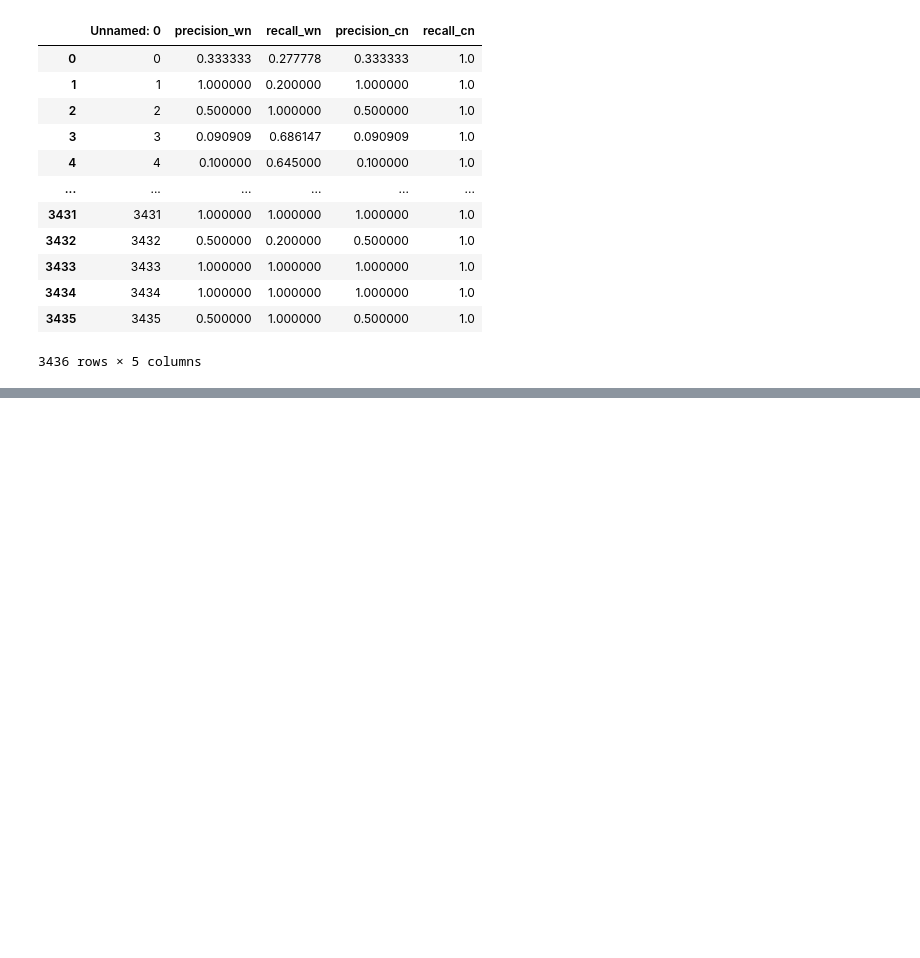
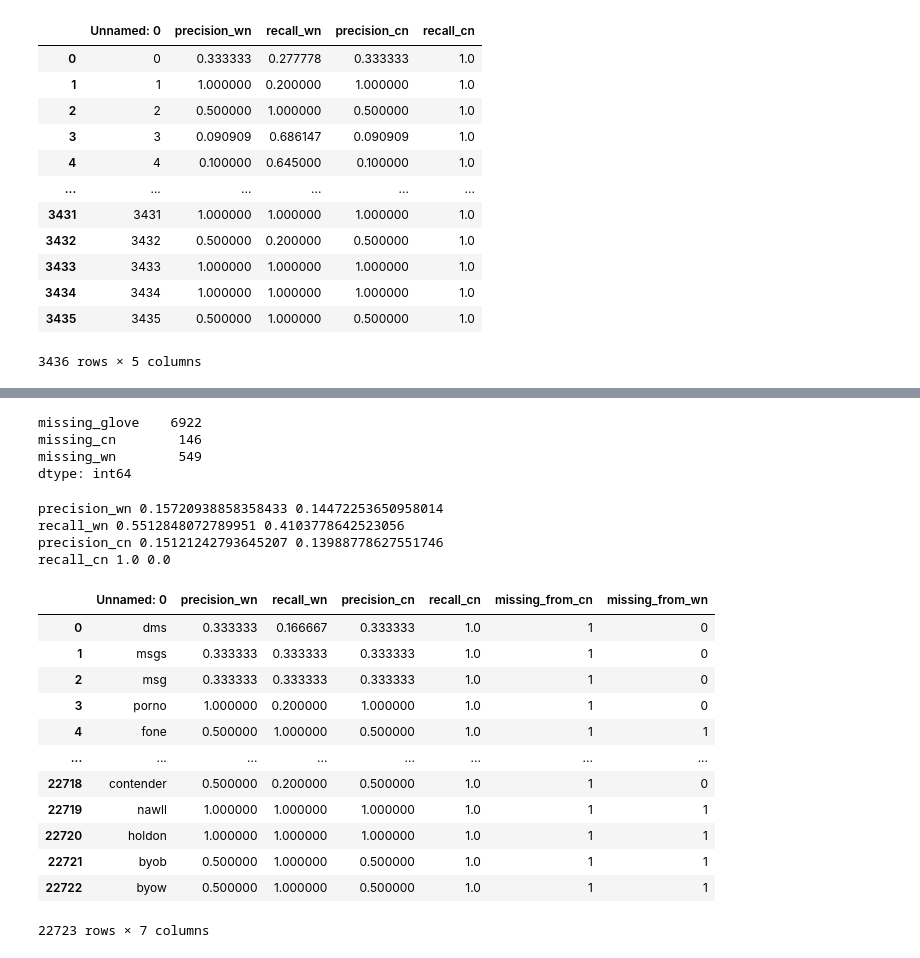
Before and after one commit to ahwang16/senior-thesis-2019, a Jupyter notebook: data/data_playground.ipynb, the cells around one changed output, grey strips where cells are left out. Cells and saved outputs as stored; diff of their text form; code cells hidden in the pictures; blank space fills up the shorter version.

```diff
--- a/data/data_playground.ipynb
+++ b/data/data_playground.ipynb
@@ -379,0 +383,18 @@ gv_clusters
+# %%
+brown_missing.sum()
+# %% [output]
+missing_glove    6922
+missing_cn        146
+missing_wn        549
+dtype: int64
+# %%
+gv_words = pd.read_csv("../src/gv_words_gv_glove_0.csv")
+gv_clusters = pd.read_csv("../src/gv_clustersgv_glove_0.csv")
+# %%
+for cols in ["precision_wn", "recall_wn", "precision_cn", "recall_cn"]:
+    print(cols, gv_words[cols].mean(), gv_words[cols].std())
+# %% [output]
+precision_wn 0.15720938858358433 0.14472253650958014
+recall_wn 0.5512848072789951 0.4103778642523056
+precision_cn 0.15121242793645207 0.13988778627551746
+recall_cn 1.0 0.0
@@ -379,0 +408,16 @@ gv_clusters
+# %%
+gv_words
+# %% [output]
+|  | Unnamed: 0 | precision_wn | recall_wn | precision_cn | recall_cn | missing_from_cn | missing_from_wn |
+| 0 | dms | 0.333333 | 0.166667 | 0.333333 | 1.0 | 1 | 0 |
+| 1 | msgs | 0.333333 | 0.333333 | 0.333333 | 1.0 | 1 | 0 |
+| 2 | msg | 0.333333 | 0.333333 | 0.333333 | 1.0 | 1 | 0 |
+| 3 | porno | 1.000000 | 0.200000 | 1.000000 | 1.0 | 1 | 0 |
+| 4 | fone | 0.500000 | 1.000000 | 0.500000 | 1.0 | 1 | 1 |
+| ... | ... | ... | ... | ... | ... | ... | ... |
+| 22718 | contender | 0.500000 | 0.200000 | 0.500000 | 1.0 | 1 | 0 |
+| 22719 | nawll | 1.000000 | 1.000000 | 1.000000 | 1.0 | 1 | 1 |
+| 22720 | holdon | 1.000000 | 1.000000 | 1.000000 | 1.0 | 1 | 1 |
+| 22721 | byob | 0.500000 | 1.000000 | 0.500000 | 1.0 | 1 | 1 |
+| 22722 | byow | 0.500000 | 1.000000 | 0.500000 | 1.0 | 1 | 1 |
+22723 rows × 7 columns
```
Also changed, not shown: parts of 28 cells of this notebook, 13 other files.
